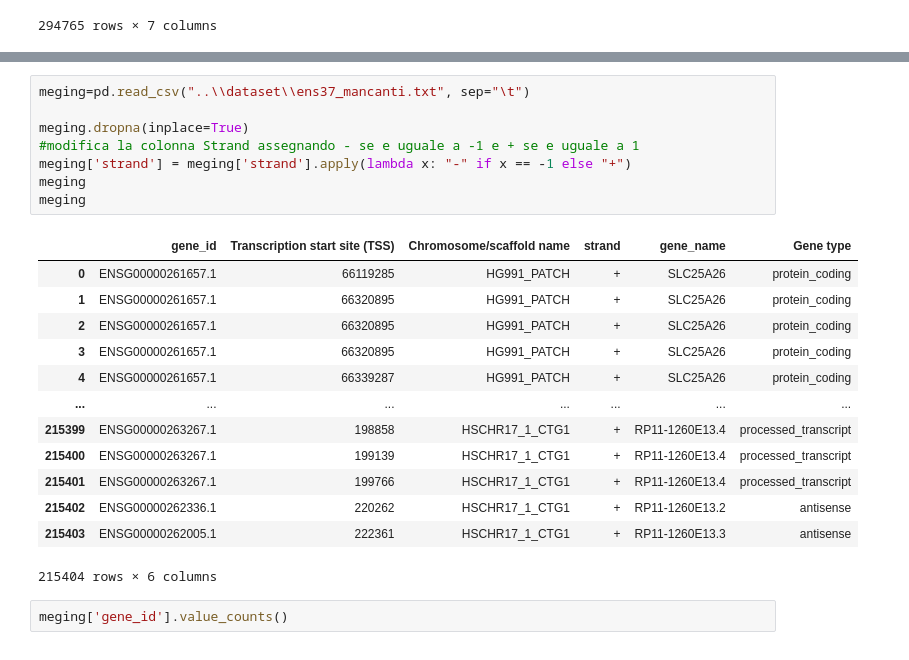
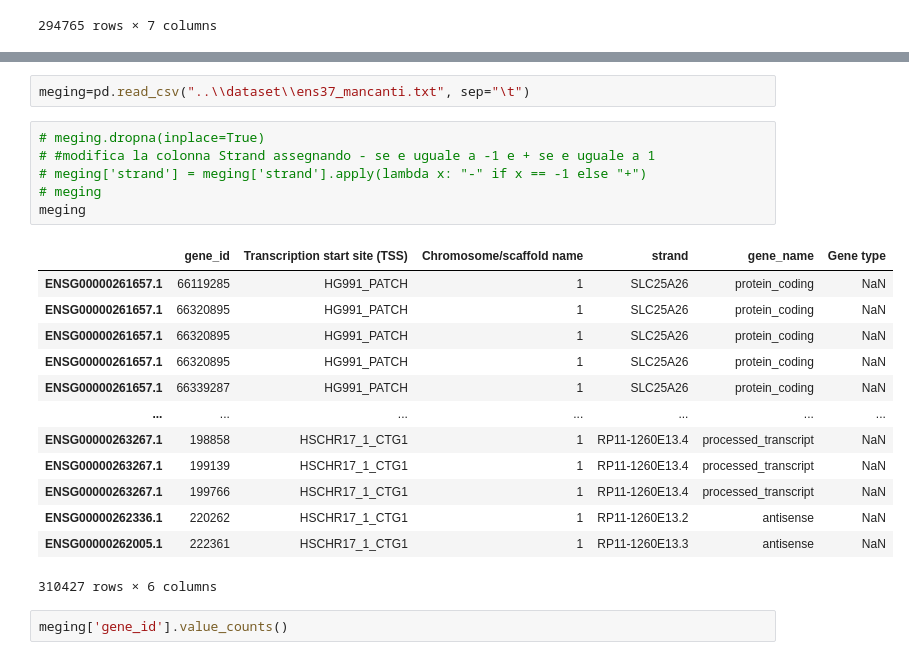
Before and after one commit to IloDan/GX_alBERTo, a Jupyter notebook: data_manipulation/manipulation_ric.ipynb, the cells around one changed output, grey strips where cells are left out. Cells and saved outputs as stored; diff of their text form.

```diff
--- a/data_manipulation/manipulation_ric.ipynb
+++ b/data_manipulation/manipulation_ric.ipynb
@@ -236,25 +683,25 @@ See the caveats in the documentation: https://pandas.pydata.org/pandas-docs/stab
+# %%
+meging=pd.read_csv("..\\dataset\\ens37_mancanti.txt", sep="\t")
 # %%
-meging=pd.read_csv("..\\dataset\\ens37_mancanti.txt", sep="\t")
-
-meging.dropna(inplace=True)
-#modifica la colonna Strand assegnando - se e uguale a -1 e + se e uguale a 1
-meging['strand'] = meging['strand'].apply(lambda x: "-" if x == -1 else "+")
+# meging.dropna(inplace=True)
+# #modifica la colonna Strand assegnando - se e uguale a -1 e + se e uguale a 1
+# meging['strand'] = meging['strand'].apply(lambda x: "-" if x == -1 else "+")
+# meging
 meging
-meging
 # %% [output]
 |  | gene_id | Transcription start site (TSS) | Chromosome/scaffold name | strand | gene_name | Gene type |
-| 0 | ENSG00000261657.1 | 66119285 | HG991_PATCH | + | SLC25A26 | protein_coding |
-| 1 | ENSG00000261657.1 | 66320895 | HG991_PATCH | + | SLC25A26 | protein_coding |
-| 2 | ENSG00000261657.1 | 66320895 | HG991_PATCH | + | SLC25A26 | protein_coding |
-| 3 | ENSG00000261657.1 | 66320895 | HG991_PATCH | + | SLC25A26 | protein_coding |
-| 4 | ENSG00000261657.1 | 66339287 | HG991_PATCH | + | SLC25A26 | protein_coding |
+| ENSG00000261657.1 | 66119285 | HG991_PATCH | 1 | SLC25A26 | protein_coding | NaN |
+| ENSG00000261657.1 | 66320895 | HG991_PATCH | 1 | SLC25A26 | protein_coding | NaN |
+| ENSG00000261657.1 | 66320895 | HG991_PATCH | 1 | SLC25A26 | protein_coding | NaN |
+| ENSG00000261657.1 | 66320895 | HG991_PATCH | 1 | SLC25A26 | protein_coding | NaN |
+| ENSG00000261657.1 | 66339287 | HG991_PATCH | 1 | SLC25A26 | protein_coding | NaN |
 | ... | ... | ... | ... | ... | ... | ... |
-| 215399 | ENSG00000263267.1 | 198858 | HSCHR17_1_CTG1 | + | RP11-1260E13.4 | processed_transcript |
-| 215400 | ENSG00000263267.1 | 199139 | HSCHR17_1_CTG1 | + | RP11-1260E13.4 | processed_transcript |
-| 215401 | ENSG00000263267.1 | 199766 | HSCHR17_1_CTG1 | + | RP11-1260E13.4 | processed_transcript |
-| 215402 | ENSG00000262336.1 | 220262 | HSCHR17_1_CTG1 | + | RP11-1260E13.2 | antisense |
-| 215403 | ENSG00000262005.1 | 222361 | HSCHR17_1_CTG1 | + | RP11-1260E13.3 | antisense |
+| ENSG00000263267.1 | 198858 | HSCHR17_1_CTG1 | 1 | RP11-1260E13.4 | processed_transcript | NaN |
+| ENSG00000263267.1 | 199139 | HSCHR17_1_CTG1 | 1 | RP11-1260E13.4 | processed_transcript | NaN |
+| ENSG00000263267.1 | 199766 | HSCHR17_1_CTG1 | 1 | RP11-1260E13.4 | processed_transcript | NaN |
+| ENSG00000262336.1 | 220262 | HSCHR17_1_CTG1 | 1 | RP11-1260E13.2 | antisense | NaN |
+| ENSG00000262005.1 | 222361 | HSCHR17_1_CTG1 | 1 | RP11-1260E13.3 | antisense | NaN |
-215404 rows × 6 columns
+310427 rows × 6 columns
 # %%
 meging['gene_id'].value_counts()
 # %% [output]
```
Also changed, not shown: parts of 45 cells of this notebook, 3 other files.
